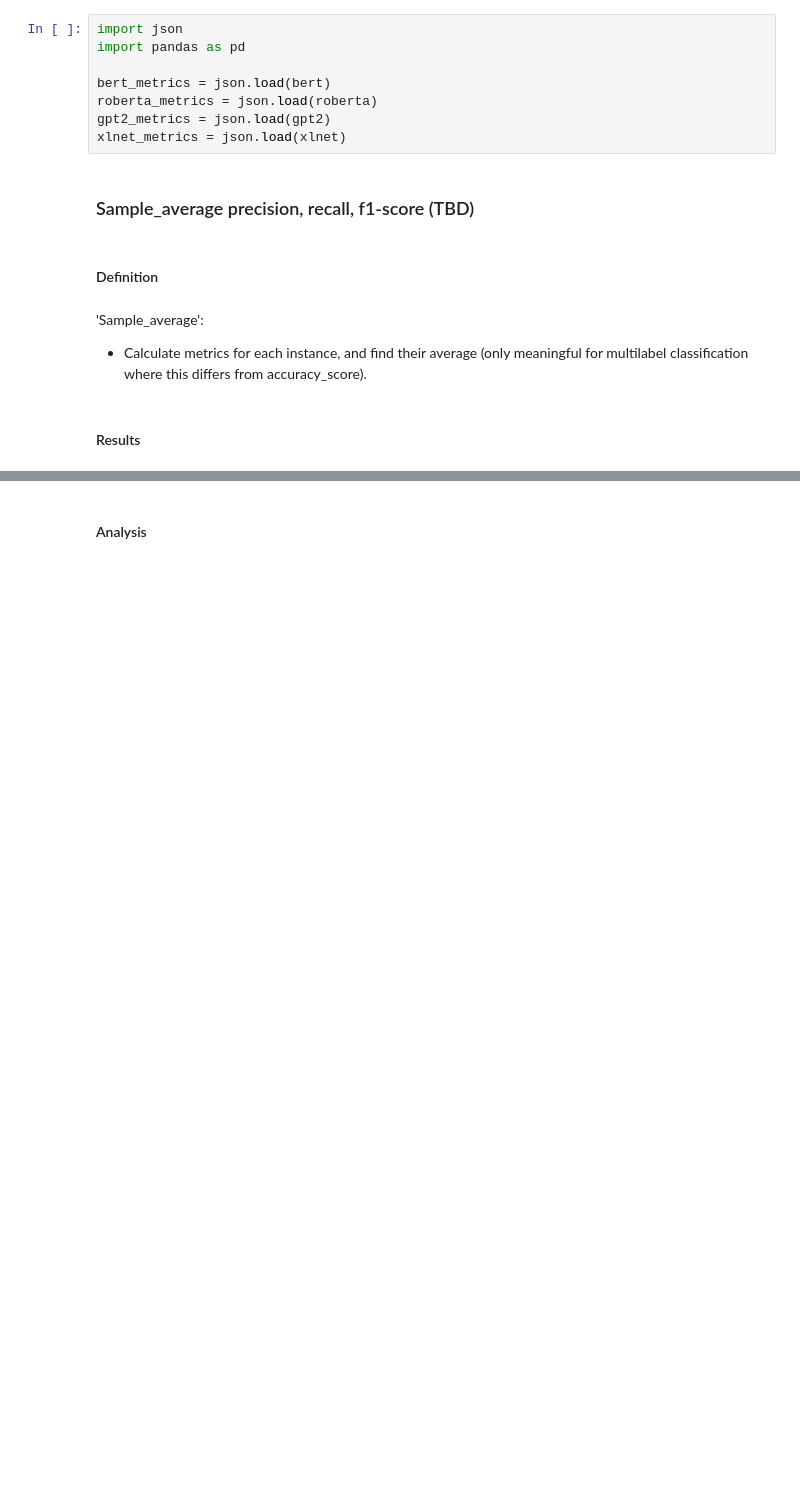
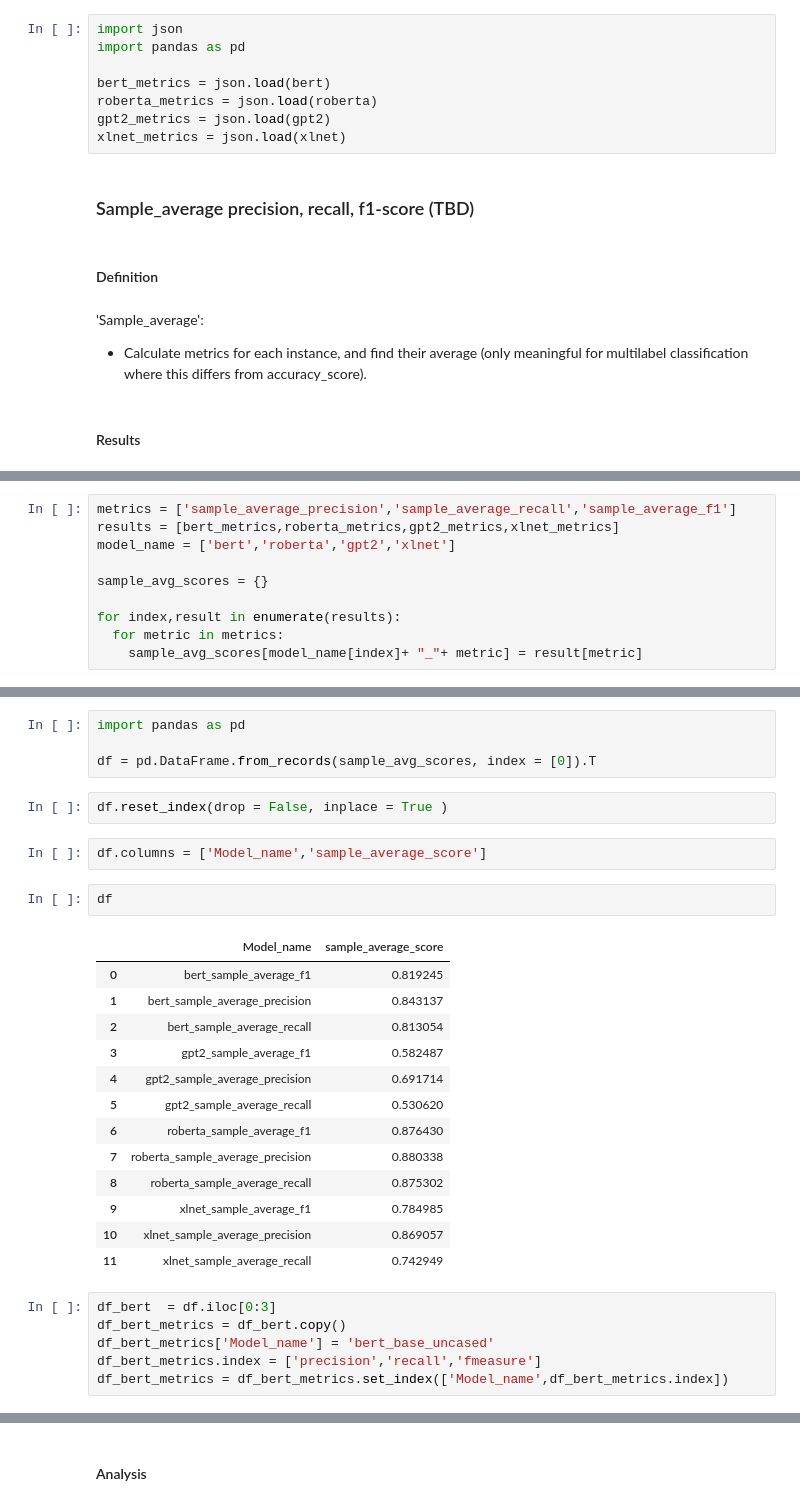
Before and after one commit to mvdheram/Stereotypical-Social-bias-detection-, a Jupyter notebook: Language_model_and_visualization_notes.ipynb, the cells around one changed output, grey strips where cells are left out. Saved outputs shown, nothing was run; the diff lists cells and outputs as text; blank space fills up the shorter version.

```diff
--- a/Language_model_and_visualization_notes.ipynb
+++ b/Language_model_and_visualization_notes.ipynb
@@ -188,0 +191,10 @@ xlnet_metrics = json.load(xlnet)
+# %%
+metrics = ['sample_average_precision','sample_average_recall','sample_average_f1']
+results = [bert_metrics,roberta_metrics,gpt2_metrics,xlnet_metrics]
+model_name = ['bert','roberta','gpt2','xlnet']
+
+sample_avg_scores = {}
+
+for index,result in enumerate(results):
+  for metric in metrics:
+    sample_avg_scores[model_name[index]+ "_"+ metric] = result[metric]
@@ -188,0 +216,30 @@ xlnet_metrics = json.load(xlnet)
+# %%
+import pandas as pd
+
+df = pd.DataFrame.from_records(sample_avg_scores, index = [0]).T
+# %%
+df.reset_index(drop = False, inplace = True )
+# %%
+df.columns = ['Model_name','sample_average_score']
+# %%
+df
+# %% [output]
+|  | Model_name | sample_average_score |
+| 0 | bert_sample_average_f1 | 0.819245 |
+| 1 | bert_sample_average_precision | 0.843137 |
+| 2 | bert_sample_average_recall | 0.813054 |
+| 3 | gpt2_sample_average_f1 | 0.582487 |
+| 4 | gpt2_sample_average_precision | 0.691714 |
+| 5 | gpt2_sample_average_recall | 0.530620 |
+| 6 | roberta_sample_average_f1 | 0.876430 |
+| 7 | roberta_sample_average_precision | 0.880338 |
+| 8 | roberta_sample_average_recall | 0.875302 |
+| 9 | xlnet_sample_average_f1 | 0.784985 |
+| 10 | xlnet_sample_average_precision | 0.869057 |
+| 11 | xlnet_sample_average_recall | 0.742949 |
+# %%
+df_bert  = df.iloc[0:3]
+df_bert_metrics = df_bert.copy()
+df_bert_metrics['Model_name'] = 'bert_base_uncased'
+df_bert_metrics.index = ['precision','recall','fmeasure']
+df_bert_metrics = df_bert_metrics.set_index(['Model_name',df_bert_metrics.index])
```
Also changed, not shown: parts of 12 cells of this notebook.
